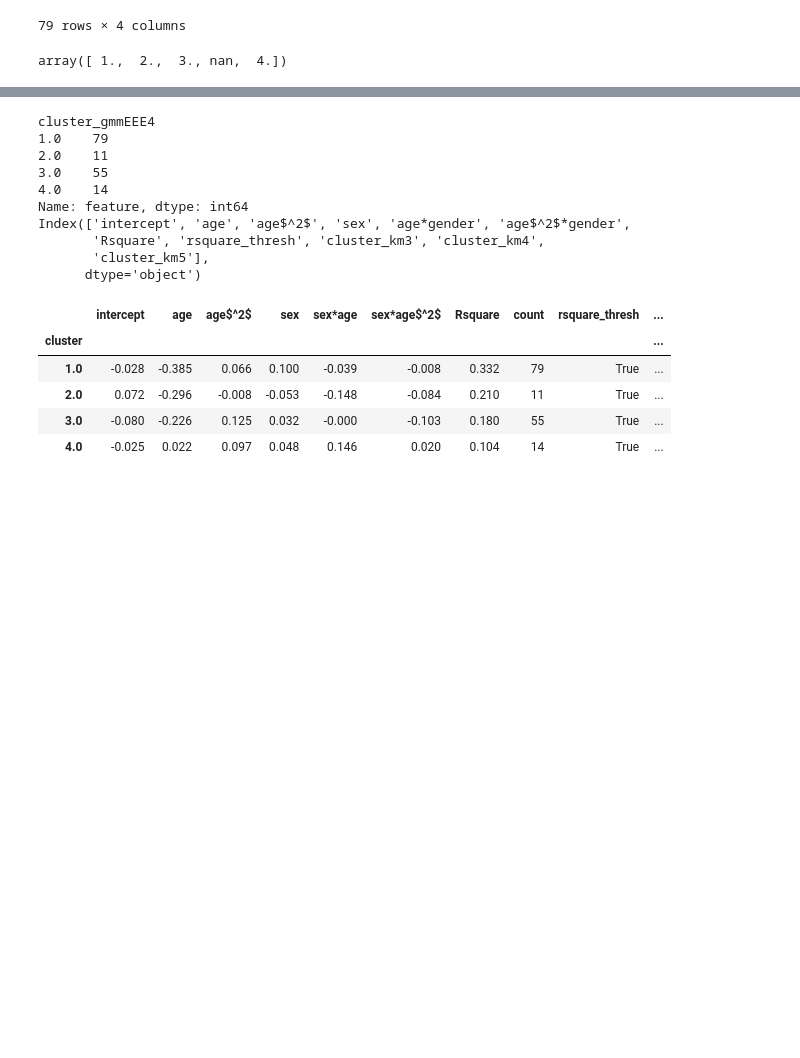
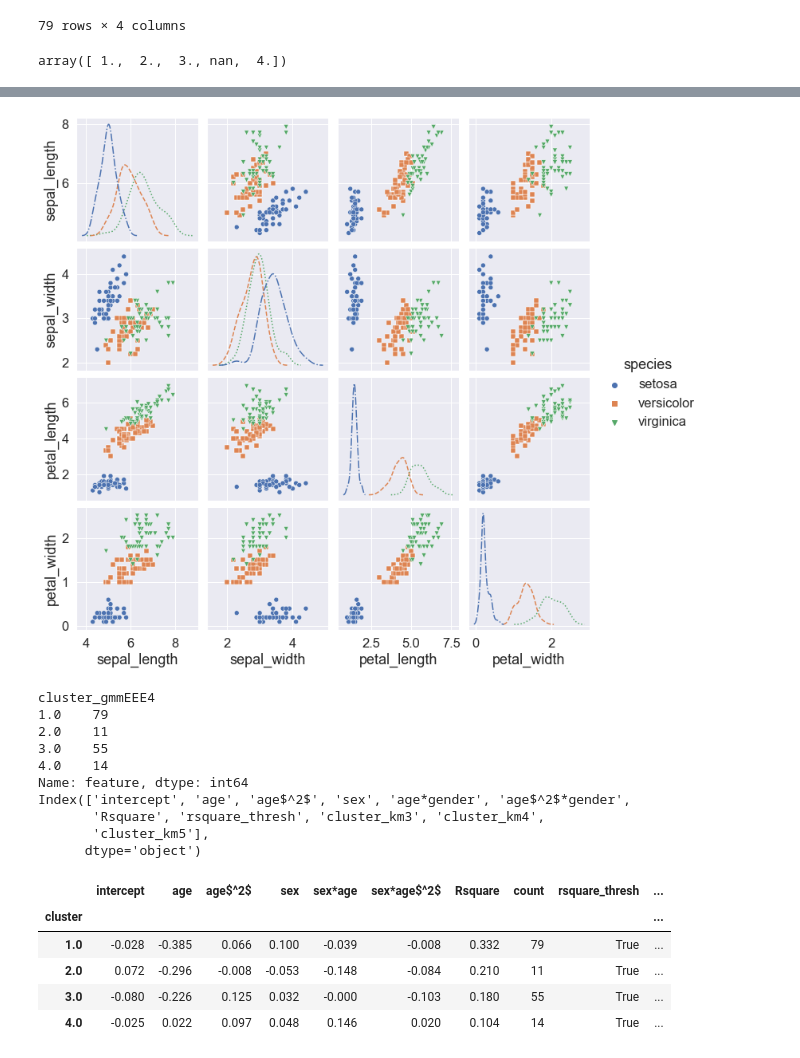
Before and after one commit to NxNiki/multidimensional_age_prediction, a Jupyter notebook: script03_plot_cluster-intercept.ipynb, the cells around one changed output, grey strips where cells are left out. Cells and saved outputs as stored; diff of their text form; code cells hidden in the pictures; blank space fills up the shorter version.

```diff
--- a/script03_plot_cluster-intercept.ipynb
+++ b/script03_plot_cluster-intercept.ipynb
@@ -354,3 +411,33 @@ f.savefig(output_dir+'/figure3_pairplot_intercept_'+cluster_col_index+'.png', dp
+# %%
+import seaborn as sns
+import matplotlib.pyplot as plt
+# load the data
+iris = sns.load_dataset("iris")
+
+
+g = sns.pairplot(iris, kind="scatter",
+                 hue='species',
+                 markers=["o", "s", "v"],
+                 diag_kind='kde',
+                 diag_kws={'bw_adjust':1,
+                           'fill':False,
+#                            'linestyle': {'dotted', 'dashed', 'dashdot'}
+                          }
+                )
+
+
+#g = sns.pairplot(iris, diag_kind='kde', hue='species', diag_kws={'fill': False})
+
+diag = g.diag_axes
+lss = ['dotted', 'dashed', 'dashdot']
+for ax in diag:
+
+    for line, ls in zip(ax.lines, lss):
+        line.set_linestyle(ls)
+
+plt.show()
+# %% [output]
+[figure, added]
 # %%
 cluster_data_brain = cluster_data.loc[cluster_data['modality']!='behav',:]
 coefs_summary = cluster_data_brain.groupby(cluster_col_index).mean()
```
Also changed, not shown: parts of 8 cells of this notebook, 5 other files.
